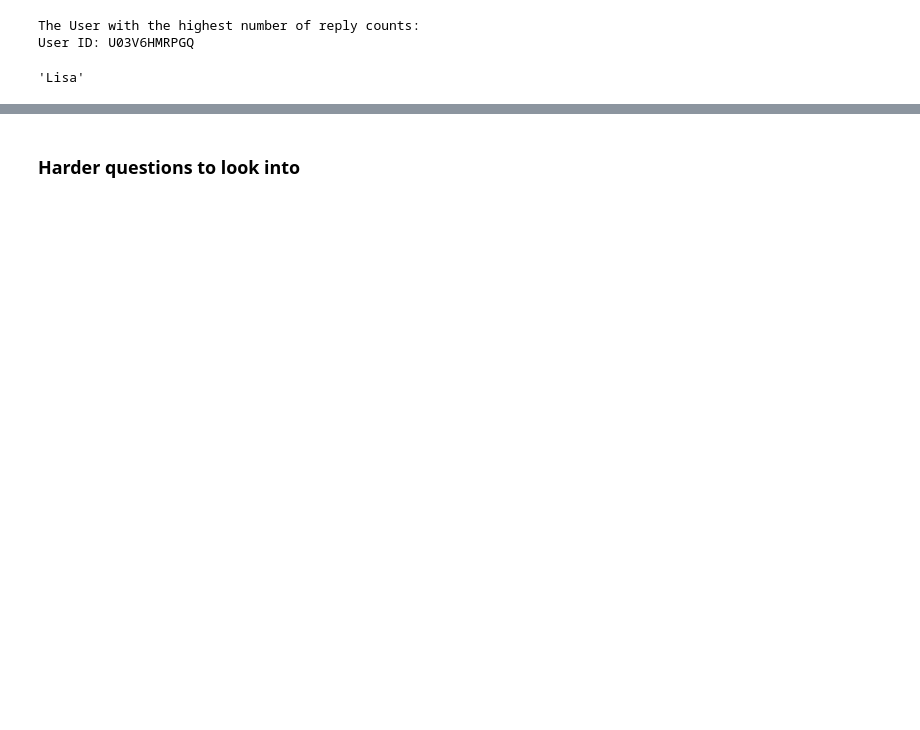
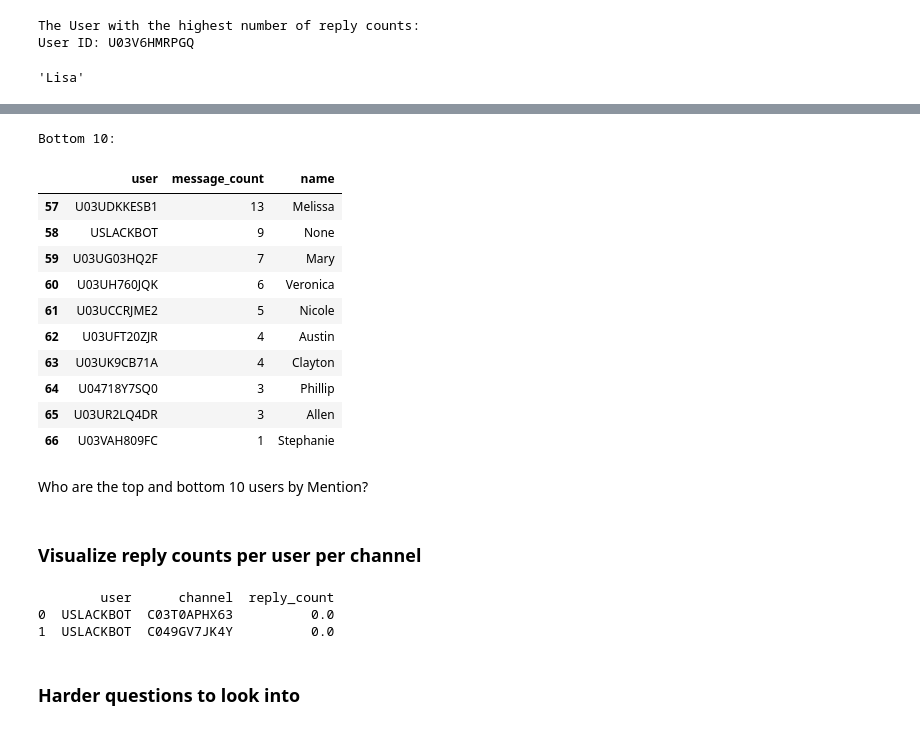
Before and after one commit to mussewold/week0_starter_network_analysis, a Jupyter notebook: notebooks/parse_slack_data.ipynb, the cells around one changed output, grey strips where cells are left out. Cells and saved outputs as stored; diff of their text form; code cells hidden in the pictures; blank space fills up the shorter version.

```diff
--- a/notebooks/parse_slack_data.ipynb
+++ b/notebooks/parse_slack_data.ipynb
@@ -283,5 +355,33 @@ User ID: U03V6HMRPGQ
+# %%
+print("Bottom 10:")
+user_msg_counts_sorted.tail(10)
+# %% [output]
+Bottom 10:
+|  | user | message_count | name |
+| 57 | U03UDKKESB1 | 13 | Melissa |
+| 58 | USLACKBOT | 9 | None |
+| 59 | U03UG03HQ2F | 7 | Mary |
+| 60 | U03UH760JQK | 6 | Veronica |
+| 61 | U03UCCRJME2 | 5 | Nicole |
+| 62 | U03UFT20ZJR | 4 | Austin |
+| 63 | U03UK9CB71A | 4 | Clayton |
+| 64 | U04718Y7SQ0 | 3 | Phillip |
+| 65 | U03UR2LQ4DR | 3 | Allen |
+| 66 | U03VAH809FC | 1 | Stephanie |
+# %% [markdown]
+Who are the top and bottom 10 users by Mention?
+# %% [markdown]
+### Visualize reply counts per user per channel
 # %%
 # Visualize reply counts per user per channel
+# %%
+# reply counts per user per channel
+reply_counts_per_user_per_channel = msg_df.groupby(["user", "channel"])["reply_count"].sum().reset_index()
+print(reply_counts_per_user_per_channel)
+# %% [output]
+        user      channel  reply_count
+0  USLACKBOT  C03T0APHX63          0.0
+1  USLACKBOT  C049GV7JK4Y          0.0
 # %%
 # what is the time range of the day that most messages are sent?
 # %%
```
Also changed, not shown: parts of 8 cells of this notebook.
